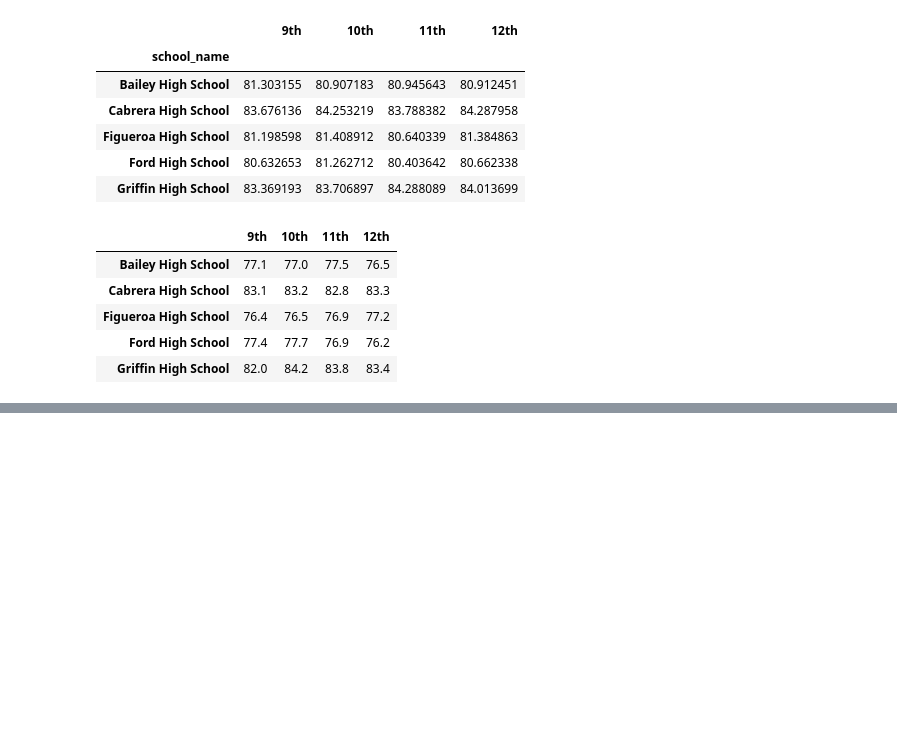
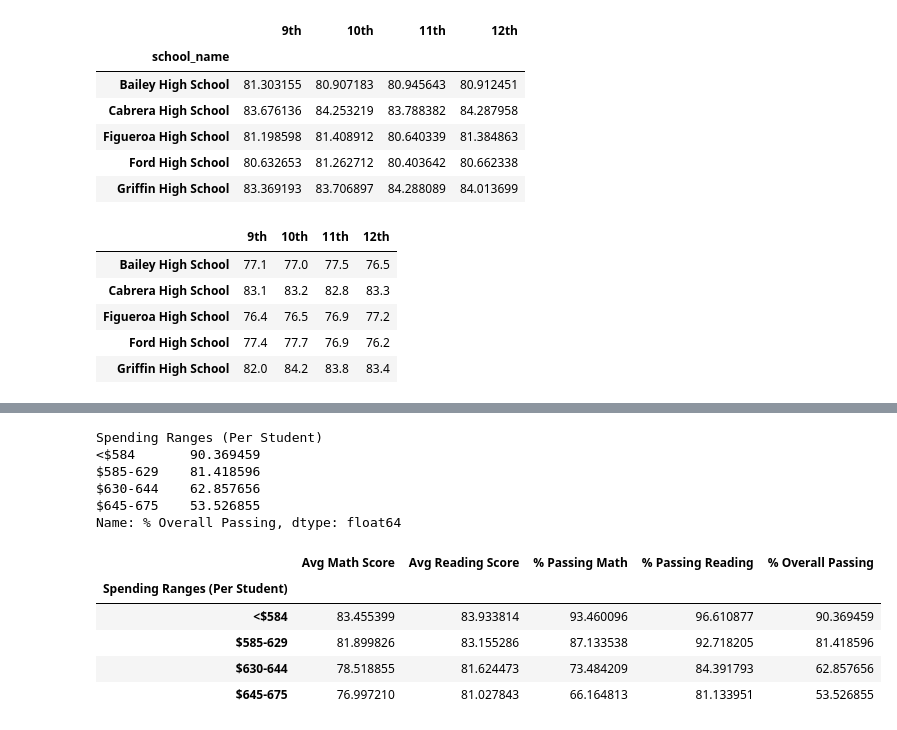
Before and after one commit to xumed001/school_district_analysis, a Jupyter notebook: PyCitySchools.ipynb, the cells around one changed output, grey strips where cells are left out. Saved outputs shown, nothing was run; the diff lists cells and outputs as text; code cells hidden in the pictures; blank space fills up the shorter version.

Commit message:
scores by school spending

```diff
--- a/PyCitySchools.ipynb
+++ b/PyCitySchools.ipynb
@@ -387,7 +387,7 @@ Thomas High School       1043130
 Name: budget, dtype: int64
 # %%
 # Calculate per capita spending
-per_school_capita = pre_school_budget / pre_school_counts
+per_school_capita = per_school_budget / per_school_counts
 per_school_capita
 # %% [output]
 Bailey High School       628.0
@@ -732,0 +775,4 @@ math_scores_by_grade.head()
+# %%
+# cutting capita into spending ranges * Updated spending bins *
+spending_bins = [0,585,630,645,675]
+per_school_capita.groupby(pd.cut(per_school_capita, spending_bins)).count()
@@ -732,0 +785,6 @@ math_scores_by_grade.head()
+# %%
+# establish spending bins and group names
+group_names = ["<$584","$585-629","$630-644","$645-675"]
+# Catagorize spending based on the bins
+per_school_sum_df["Spending Ranges (Per Student)"] = pd.cut(per_school_capita, spending_bins, labels=group_names)
+per_school_sum_df.head()
@@ -732,0 +798,33 @@ math_scores_by_grade.head()
+# %%
+# Calculating avg for the desired columns
+spending_math_score = per_school_sum_df.groupby(["Spending Ranges (Per Student)"]).mean()["Avg Math Score"]
+spending_reading_score = per_school_sum_df.groupby(["Spending Ranges (Per Student)"]).mean()["Avg Reading Score"]
+spending_passing_math = per_school_sum_df.groupby(["Spending Ranges (Per Student)"]).mean()["% Passing Math"]
+spending_passing_reading = per_school_sum_df.groupby(["Spending Ranges (Per Student)"]).mean()["% Passing Reading"]
+spending_overall_passing = per_school_sum_df.groupby(["Spending Ranges (Per Student)"]).mean()["% Overall Passing"]
+
+spending_overall_passing
+# %% [output]
+Spending Ranges (Per Student)
+<$584       90.369459
+$585-629    81.418596
+$630-644    62.857656
+$645-675    53.526855
+Name: % Overall Passing, dtype: float64
+# %%
+# spending sum dataframe
+spending_sum_df = pd.DataFrame({
+    "Avg Math Score": spending_math_score,
+    "Avg Reading Score": spending_reading_score,
+    "% Passing Math": spending_passing_math,
+    "% Passing Reading": spending_passing_reading,
+    "% Overall Passing": spending_overall_passing
+})
+spending_sum_df
+# %% [output]
+|  | Avg Math Score | Avg Reading Score | % Passing Math | % Passing Reading | % Overall Passing |
+| Spending Ranges (Per Student) |  |  |  |  |  |
+| <$584 | 83.455399 | 83.933814 | 93.460096 | 96.610877 | 90.369459 |
+| $585-629 | 81.899826 | 83.155286 | 87.133538 | 92.718205 | 81.418596 |
+| $630-644 | 78.518855 | 81.624473 | 73.484209 | 84.391793 | 62.857656 |
+| $645-675 | 76.997210 | 81.027843 | 66.164813 | 81.133951 | 53.526855 |
```
Also changed, not shown: parts of 6 cells of this notebook.
